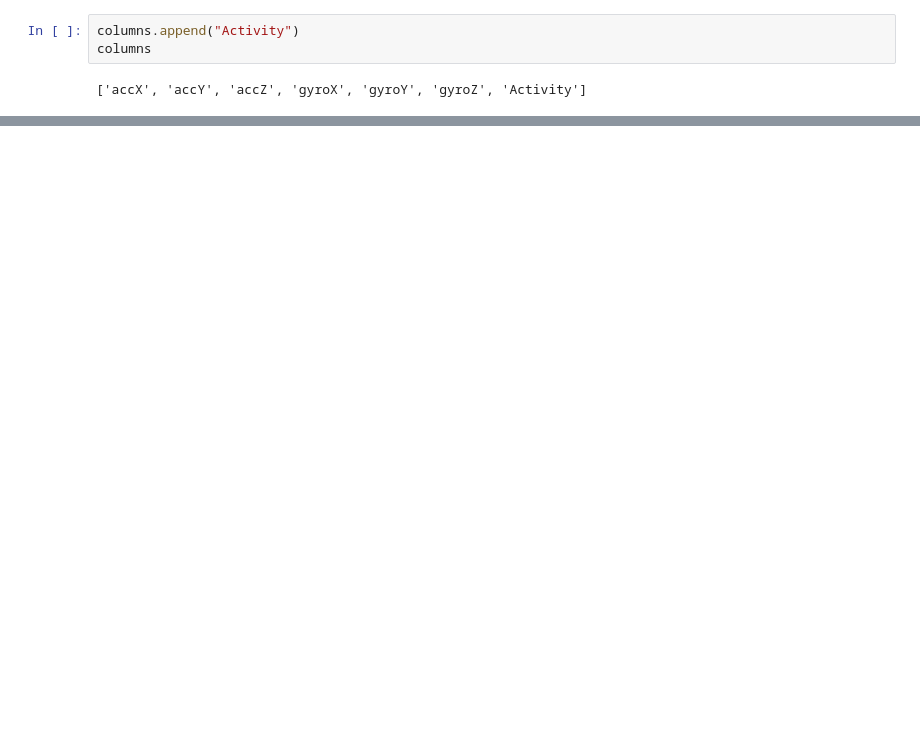
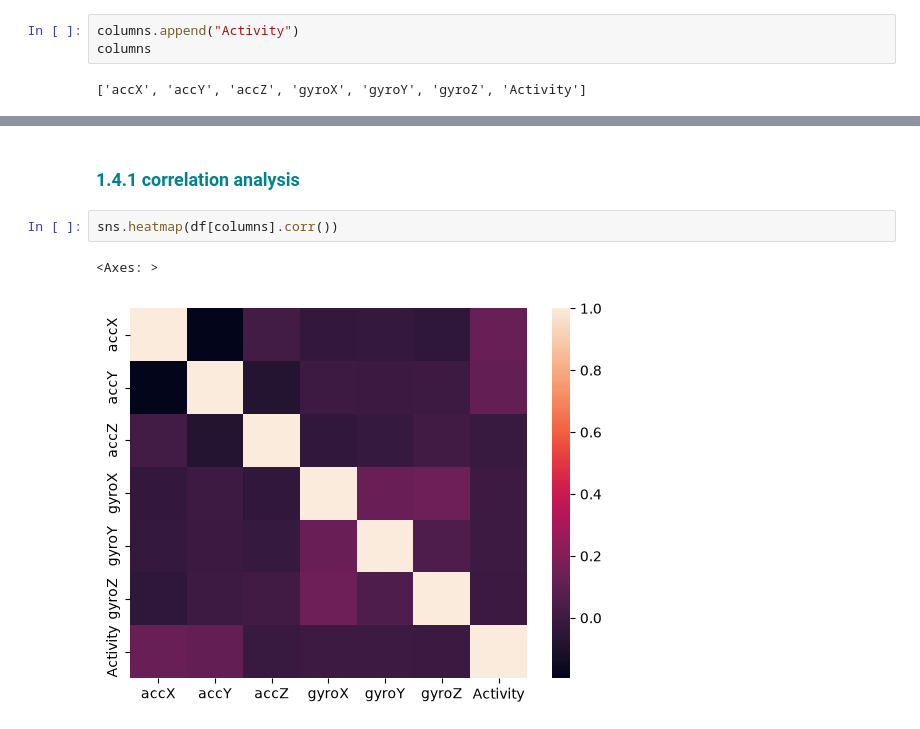
Before and after one commit to prasadPattuvamVeedu/Human-Activity-Recognition-Using-Mobile-Sensor-Data-, a Jupyter notebook: har.ipynb, the cells around one changed output, grey strips where cells are left out. Saved outputs shown, nothing was run; the diff lists cells and outputs as text; blank space fills up the shorter version.

```diff
--- a/har.ipynb
+++ b/har.ipynb
@@ -325,0 +396,7 @@ for i, col in enumerate(columns):
+# %% [markdown]
+<h3 style="color:#00838F">1.4.1 correlation analysis</h3>
+# %%
+sns.heatmap(df[columns].corr())
+# %% [output]
+<Axes: >
+[figure, added]
```
Also changed, not shown: parts of 96 cells of this notebook.
